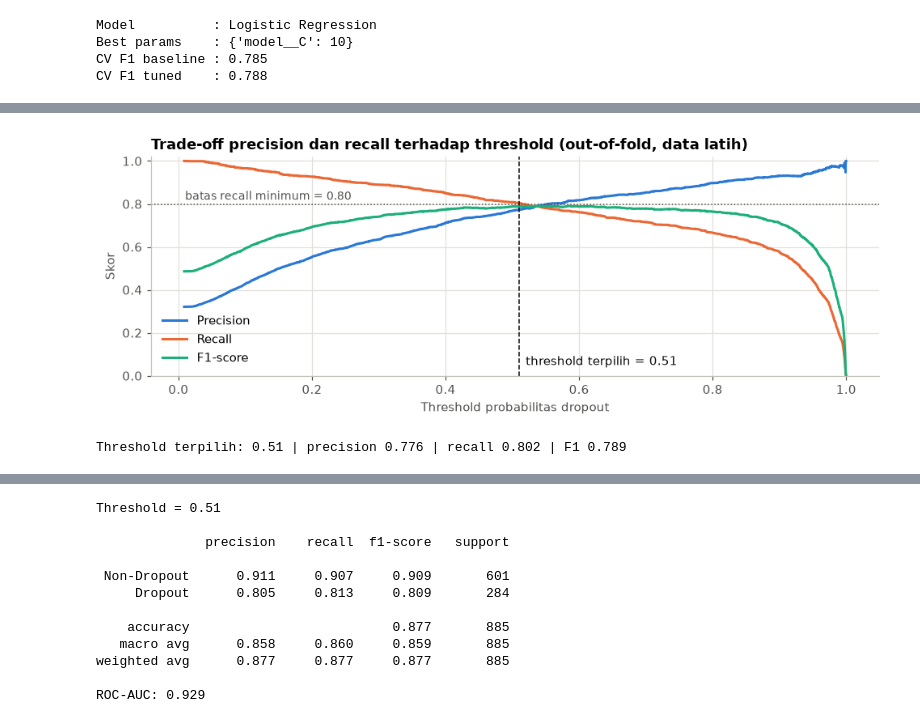
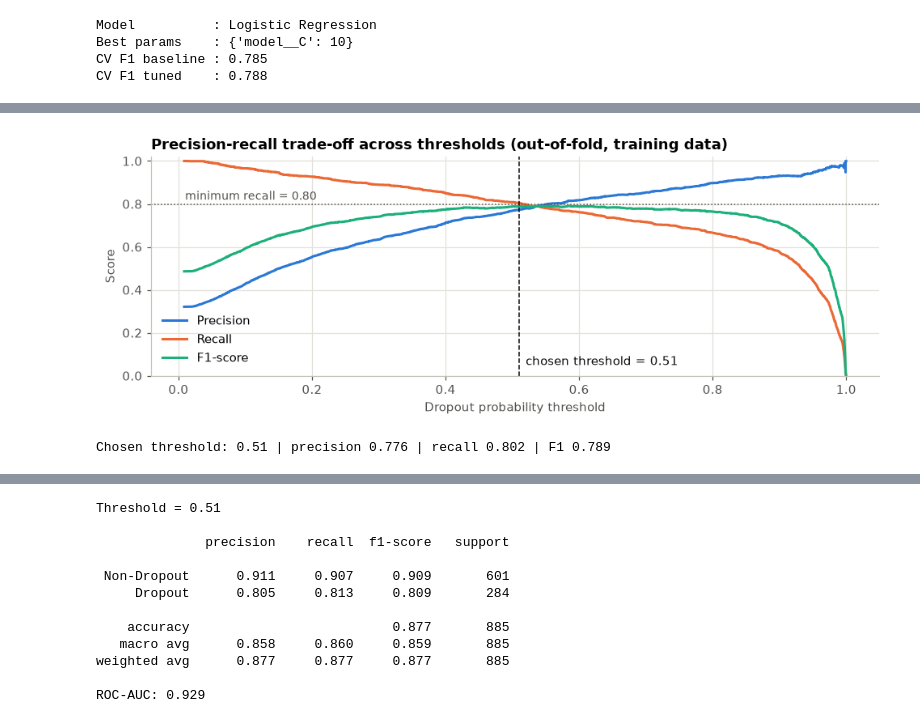
Before and after one commit to Rainy1502/EduGuard-Dropout-Prediction, a Jupyter notebook: notebook.ipynb, the cells around one changed output, grey strips where cells are left out. Cells and saved outputs as stored; diff of their text form; code cells hidden in the pictures.

Commit message:
Update README, fix feature chart legend, add dashboard photos, changed to english language.

```diff
--- a/notebook.ipynb
+++ b/notebook.ipynb
@@ -675,29 +675,29 @@ Karena itu ditetapkan aturan bisnis: **model harus mampu menangkap minimal 80% m
 # %%
 MIN_RECALL = 0.80
 oof_proba = cross_val_predict(best_pipeline, X_train, y_train, cv=cv, method="predict_proba")[:, 1]
 precision, recall, thresholds = precision_recall_curve(y_train, oof_proba)
 f1_scores = 2 * precision[:-1] * recall[:-1] / (precision[:-1] + recall[:-1] + 1e-12)
 eligible = np.where(recall[:-1] >= MIN_RECALL)[0]
 best_idx = int(eligible[np.argmax(f1_scores[eligible])])
 THRESHOLD = float(np.floor(thresholds[best_idx] * 100) / 100)
 
 fig, ax = plt.subplots(figsize=(9, 3.4))
 ax.plot(thresholds, precision[:-1], color="#2a78d6", lw=2, label="Precision")
 ax.plot(thresholds, recall[:-1], color="#eb6834", lw=2, label="Recall")
 ax.plot(thresholds, f1_scores, color="#1baf7a", lw=2, label="F1-score")
 ax.axhline(MIN_RECALL, color=MUTED, ls=":", lw=1)
-ax.text(0.01, MIN_RECALL + 0.02, f"batas recall minimum = {MIN_RECALL:.2f}", color=MUTED, fontsize=9)
+ax.text(0.01, MIN_RECALL + 0.02, f"minimum recall = {MIN_RECALL:.2f}", color=MUTED, fontsize=9)
 ax.axvline(THRESHOLD, color=INK, ls="--", lw=1)
-ax.text(THRESHOLD + 0.01, 0.05, f"threshold terpilih = {THRESHOLD:.2f}", color=INK)
-ax.set_xlabel("Threshold probabilitas dropout")
-ax.set_ylabel("Skor")
+ax.text(THRESHOLD + 0.01, 0.05, f"chosen threshold = {THRESHOLD:.2f}", color=INK)
+ax.set_xlabel("Dropout probability threshold")
+ax.set_ylabel("Score")
 ax.set_ylim(0, 1.02)
 ax.legend(loc="lower left")
-ax.set_title("Trade-off precision dan recall terhadap threshold (out-of-fold, data latih)")
+ax.set_title("Precision-recall trade-off across thresholds (out-of-fold, training data)")
 plt.tight_layout()
 plt.show()
-print(f"Threshold terpilih: {THRESHOLD:.2f} | precision {precision[best_idx]:.3f} | "
+print(f"Chosen threshold: {THRESHOLD:.2f} | precision {precision[best_idx]:.3f} | "
       f"recall {recall[best_idx]:.3f} | F1 {f1_scores[best_idx]:.3f}")
 # %% [output]
-[figure, old version]
+[figure, new version]
-Threshold terpilih: 0.51 | precision 0.776 | recall 0.802 | F1 0.789
+Chosen threshold: 0.51 | precision 0.776 | recall 0.802 | F1 0.789
```
Also changed, not shown: parts of 126 cells of this notebook, 12 other files.
